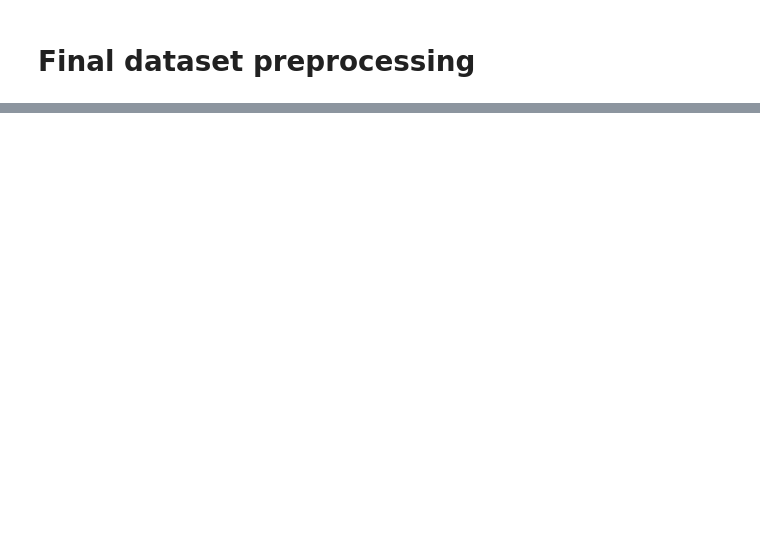
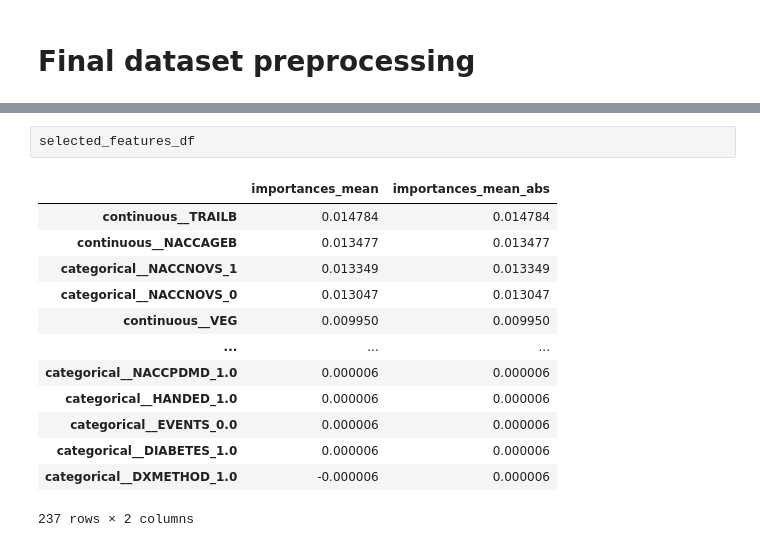
Before and after one commit to mariik4/survival_analysis_of_mci, a Jupyter notebook: notebooks/dataset-preprocessing.ipynb, the cells around one changed output, grey strips where cells are left out. Saved outputs shown, nothing was run; the diff lists cells and outputs as text; blank space fills up the shorter version.

```diff
--- a/notebooks/dataset-preprocessing.ipynb
+++ b/notebooks/dataset-preprocessing.ipynb
@@ -247,0 +258,16 @@ X_train_reset.shape, X_test_reset.shape
+# %%
+selected_features_df
+# %% [output]
+|  | importances_mean | importances_mean_abs |
+| continuous__TRAILB | 0.014784 | 0.014784 |
+| continuous__NACCAGEB | 0.013477 | 0.013477 |
+| categorical__NACCNOVS_1 | 0.013349 | 0.013349 |
+| categorical__NACCNOVS_0 | 0.013047 | 0.013047 |
+| continuous__VEG | 0.009950 | 0.009950 |
+| ... | ... | ... |
+| categorical__NACCPDMD_1.0 | 0.000006 | 0.000006 |
+| categorical__HANDED_1.0 | 0.000006 | 0.000006 |
+| categorical__EVENTS_0.0 | 0.000006 | 0.000006 |
+| categorical__DIABETES_1.0 | 0.000006 | 0.000006 |
+| categorical__DXMETHOD_1.0 | -0.000006 | 0.000006 |
+237 rows × 2 columns
```
Also changed, not shown: parts of 34 cells of this notebook, 7 other files.
